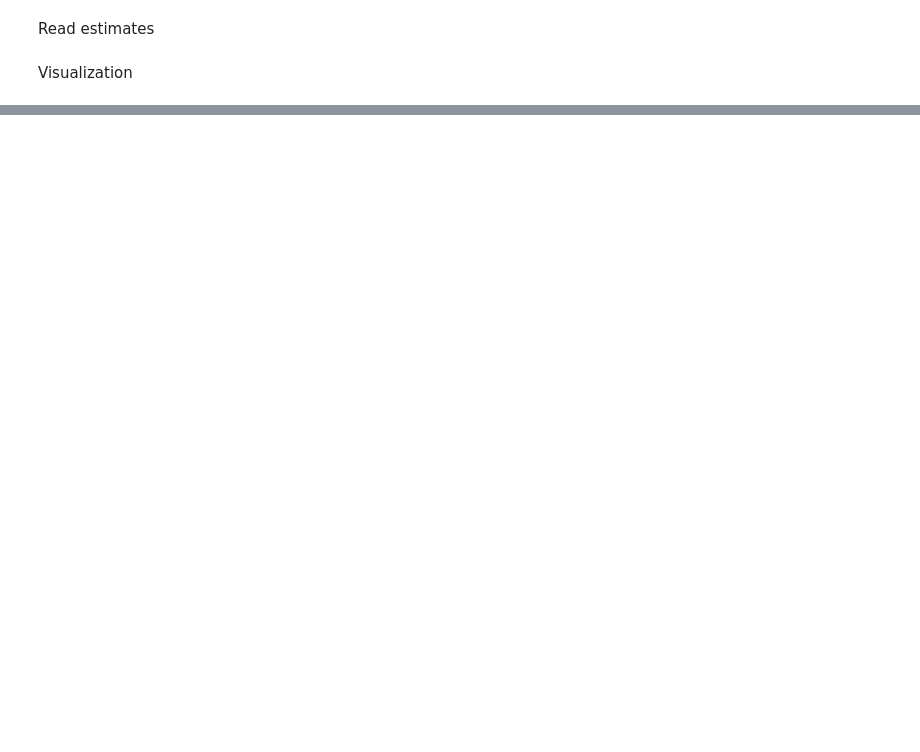
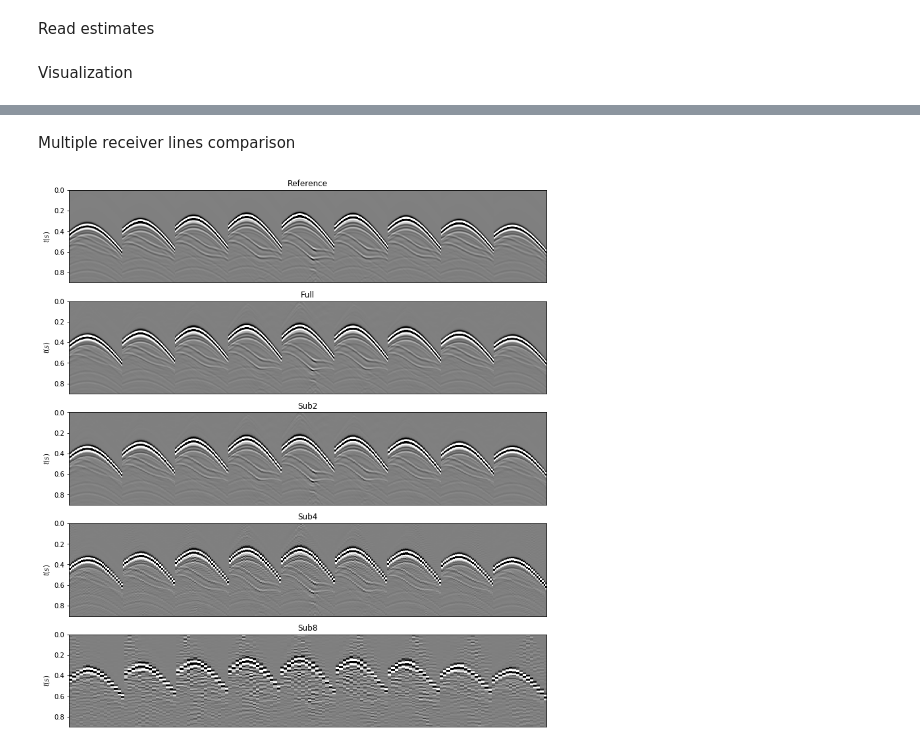
Before and after one commit to DIG-Kaust/MDC-HPC, a Jupyter notebook: Marchenko3D_comparison.ipynb, the cells around one changed output, grey strips where cells are left out. Drawn from its saved outputs; the diff is of its cells as text; code cells hidden in the pictures; blank space fills up the shorter version.

```diff
--- a/Marchenko3D_comparison.ipynb
+++ b/Marchenko3D_comparison.ipynb
@@ -64,6 +64,9 @@ gest4file = 'GreensFunctions/gest_subsampling4.npz'
 
 # subsampling=8
 gest8file = 'GreensFunctions/gest_subsampling8.npz'
+
+# subsampling=8
+gest2irregfile = 'GreensFunctions/gest_subsampling2_irreg.npz'
 # %% [markdown]
 Read subsurface fields and wavelet to apply to subsurface fields
 # %%
@@ -121,9 +155,16 @@ gest4_tot = gest4['dg_inv_tot']
 w4 = gest4['w']
 
 gest8 = np.load(gest8file)
-p0minus84 = gest8['dp0_minus']
+p0minus8 = gest8['dp0_minus']
 gest8_minus = gest8['dg_inv_minus']
 gest8_tot = gest8['dg_inv_tot']
-w8= gest8['w']
+w8 = gest8['w']
+
+gest2irreg = np.load(gest2irregfile)
+p0minus2irreg = gest2irreg['dp0_minus']
+gest2irreg_minus = gest2irreg['dg_inv_minus']
+gest2irreg_tot = gest2irreg['dg_inv_tot']
+w2irreg = gest2irreg['w']
+r2irreg = gest2irreg['r']
 # %% [markdown]
 Visualization
@@ -270,0 +381,53 @@ WARNING: The PostScript backend does not support transparency; partially transpa
+# %% [markdown]
+Multiple receiver lines comparison
+# %%
+ymax=0.9
+
+rselected = r[1, ::nrx][::10]
+irselected = np.isin(r[1, :], rselected)
+ir2selected = np.isin(r2[1, :], rselected)
+ir4selected = np.isin(r4[1, :], rselected)
+ir8selected = np.isin(r8[1, :], rselected)
+ir2irregselected = np.isin(r2irreg[1, :], rselected)
+
+# Full wavefields
+fig, (ax0, ax1, ax2, ax3, ax4) = plt.subplots(5, 1, sharex=True, figsize=(13, 15))
+#fig.suptitle(r'Full wavefield: $\mathbf{G(x_R, x_{VS})}$', fontsize=12,
+#             fontweight='bold', y=0.92)
+ax0.imshow(Gsub[:, irselected], cmap='gray', vmin=-2e3, vmax=2e3, extent=(0, nr, t[-1], t[0]))
+ax1.set_xticks([], [])
+ax0.set_title('Reference')
+ax0.axis('tight')
+ax0.set_ylim(ymax, 0)
+ax0.set_ylabel(r'$t(s)$')
+ax1.imshow(gest_tot[irselected].T, cmap='gray', vmin=-2e3, vmax=2e3,
+            extent=(0, nr, t[-1], -t[-1]))
+ax1.set_xticks([], [])
+ax1.set_title('Full')
+ax1.axis('tight')
+ax1.set_ylim(ymax, 0)
+ax1.set_ylabel(r'$t(s)$')
+ax2.imshow(gest2_tot[ir2selected].T, cmap='gray', vmin=-2e3, vmax=2e3,
+            extent=(0, nr, t[-1], -t[-1]))
+ax2.set_xticks([], [])
+ax2.set_title('Sub2')
+ax2.axis('tight')
+ax2.set_ylim(ymax, 0)
+ax2.set_ylabel(r'$t(s)$')
+ax3.imshow(gest4_tot[ir4selected].T, cmap='gray', vmin=-2e3, vmax=2e3,
+            extent=(0, nr, t[-1], -t[-1]))
+ax3.set_xticks([], [])
+ax3.set_title('Sub4')
+ax3.axis('tight')
+ax3.set_ylim(ymax, 0)
+ax3.set_ylabel(r'$t(s)$')
+ax4.imshow(gest8_tot[ir8selected].T, cmap='gray', vmin=-2e3, vmax=2e3,
+            extent=(0, nr, t[-1], -t[-1]))
+ax4.set_title('Sub8')
+ax4.axis('tight')
+ax4.set_ylim(ymax, 0)
+ax4.set_ylabel(r'$t(s)$')
+#plt.savefig('Figures/gest_full_comparision.eps', bbox_inches='tight')
+plt.savefig('Figures/gest_full_comparision.png', dpi=300, bbox_inches='tight')
+# %% [output]
+[figure, added]
```
Also changed, not shown: parts of 11 cells of this notebook, 22 other files.
